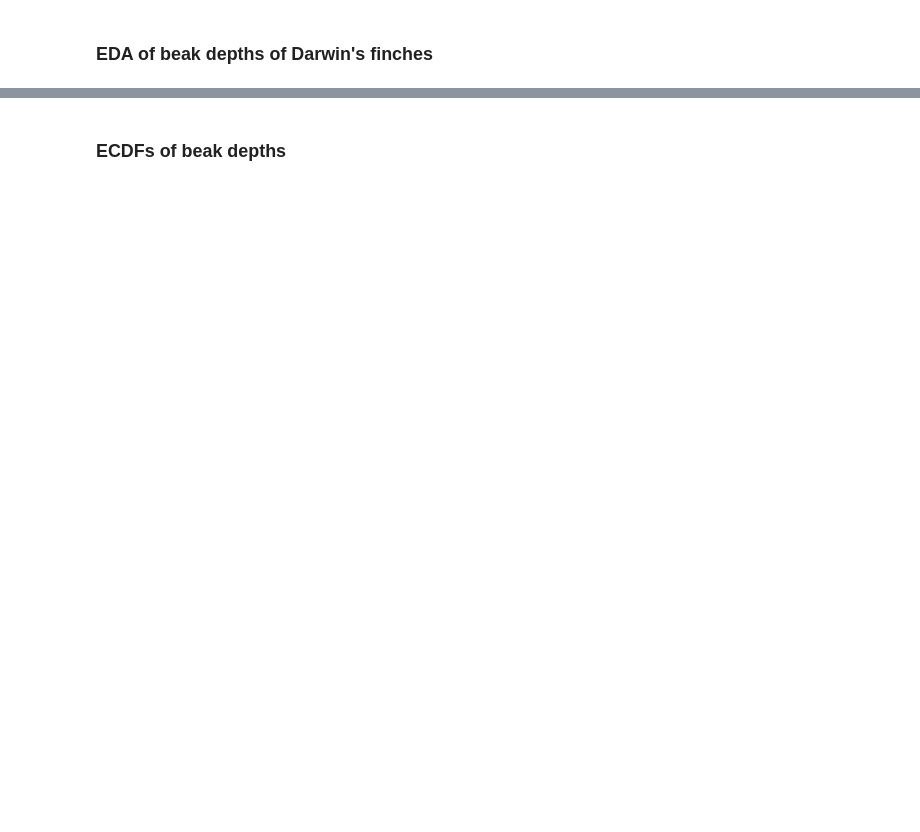
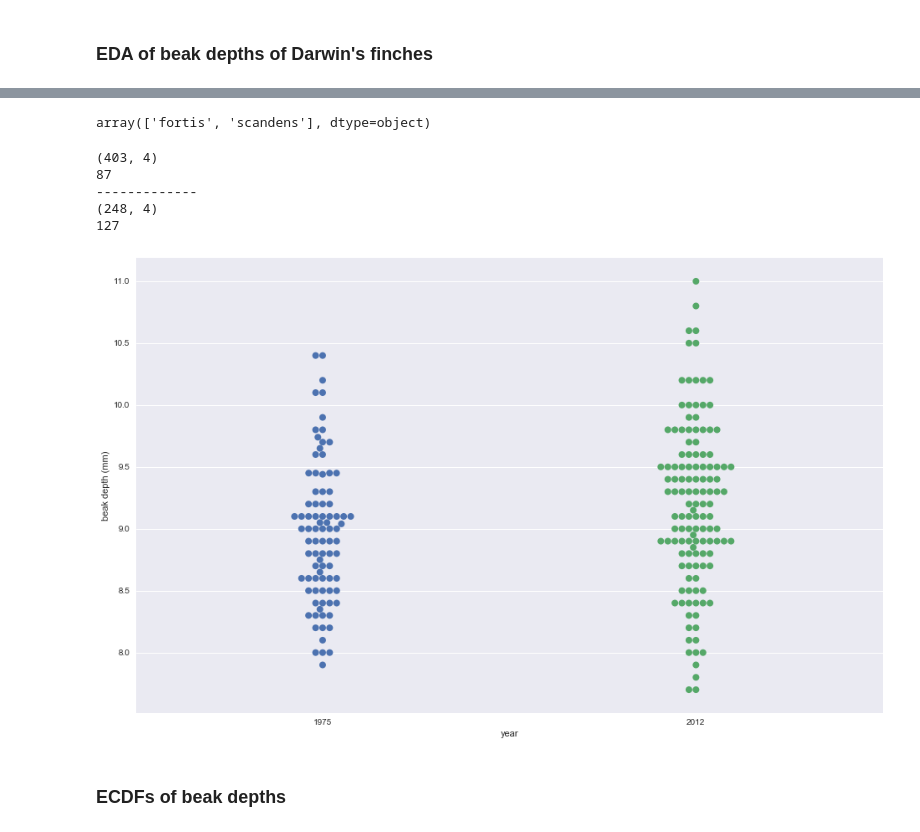
Before and after one commit to wsurles/datacamp_courses, a Jupyter notebook: python_courses/statistical_thinking_in_python_part_2/statistical_thinking_in_python_part_2.ipynb, the cells around one changed output, grey strips where cells are left out. Cells and saved outputs as stored; diff of their text form; code cells hidden in the pictures; blank space fills up the shorter version.

```diff
--- a/python_courses/statistical_thinking_in_python_part_2/statistical_thinking_in_python_part_2.ipynb
+++ b/python_courses/statistical_thinking_in_python_part_2/statistical_thinking_in_python_part_2.ipynb
@@ -1497,2 +1517,6 @@ plt.show()
 # %% [markdown]
 ### EDA of beak depths of Darwin's finches
+# %%
+file_1975 = 'https://assets.datacamp.com/production/course_1550/datasets/finch_beaks_1975.csv'
+finch_1975 = pd.read_csv(file_1975)
+finch_1975.head()
@@ -1498,0 +1530,4 @@ plt.show()
+# %%
+file_2012 = 'https://assets.datacamp.com/production/course_1550/datasets/finch_beaks_2012.csv'
+finch_2012 = pd.read_csv(file_2012)
+finch_2012.head()
@@ -1498,0 +1541,7 @@ plt.show()
+# %%
+finch_2012.species.unique()
+# %% [output]
+array(['fortis', 'scandens'], dtype=object)
+# %%
+bd_1975 = finch_1975['Beak depth, mm'][finch_1975.species == 'scandens']
+bd_2012 = finch_2012['bdepth'][finch_2012.species == 'scandens']
@@ -1499,2 +1551,31 @@ plt.show()
+# %%
+print(finch_1975.shape)
+print(len(bd_1975))
+print('-------------')
+print(finch_2012.shape)
+print(len(bd_2012))
+# %% [output]
+(403, 4)
+87
+-------------
+(248, 4)
+127
+# %%
+# Create bee swarm plot
+plt.figure(figsize=(16,10))
+p = sns.swarmplot(
+    data = [bd_1975, bd_2012],
+    size = 8)
+p.set(xticklabels = ['1975','2012'])
+
+# Label the axes
+
+_ = plt.xlabel('year')
+_ = plt.ylabel('beak depth (mm)')
+
+# Show the plot
+plt.show()
+# %% [output]
+[figure, added]
 # %% [markdown]
 ### ECDFs of beak depths
```
Also changed, not shown: parts of 64 cells of this notebook, 2 other files.
